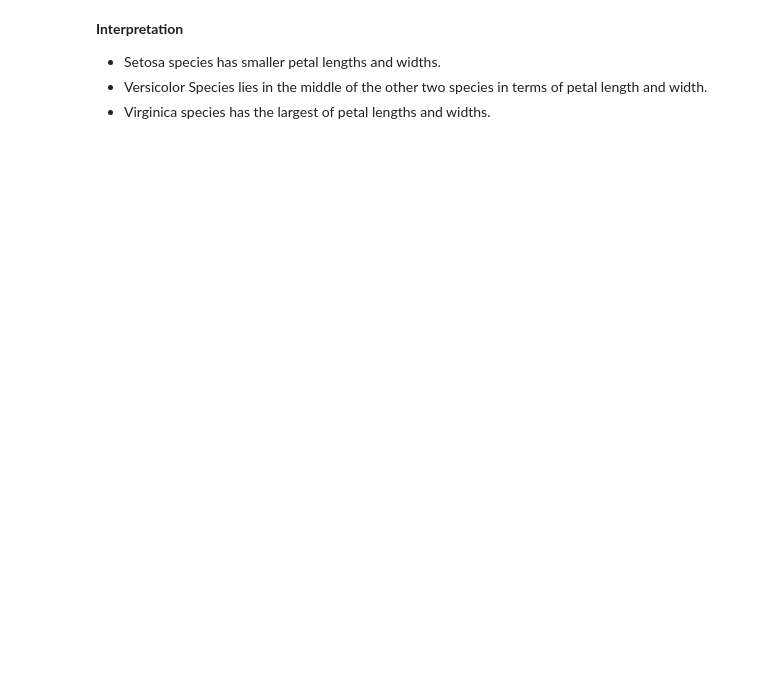
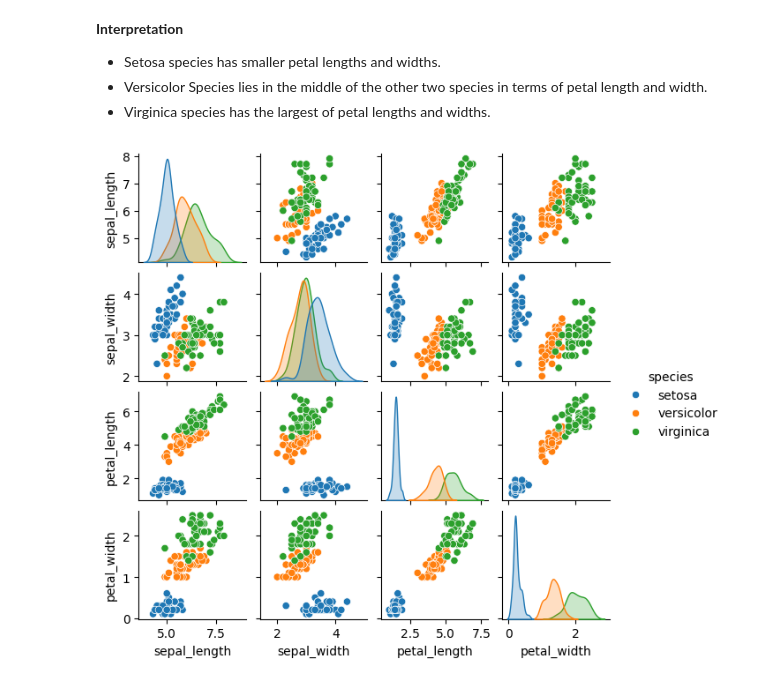
Before and after one commit to Dulyana-Silva/EDA-Iris-Dataset, a Jupyter notebook: Iris.ipynb, the cells around one changed output. Cells and saved outputs as stored; diff of their text form; code cells hidden in the pictures; blank space fills up the shorter version.

```diff
--- a/Iris.ipynb
+++ b/Iris.ipynb
@@ -139,3 +139,10 @@ plt.show()
 *   Setosa species has smaller petal lengths and widths.
 *   Versicolor Species lies in the middle of the other two species in terms of petal length and width.
 *   Virginica species has the largest of petal lengths and widths.
+# %%
+#Displaying all column's relationships using a pairplot (It can be used for multivariate analysis)
+
+sns.pairplot(df, hue= "species", height=1.5)
+plt.show()
+# %% [output]
+[figure, added]
```
Also changed, not shown: parts of 6 cells of this notebook.
